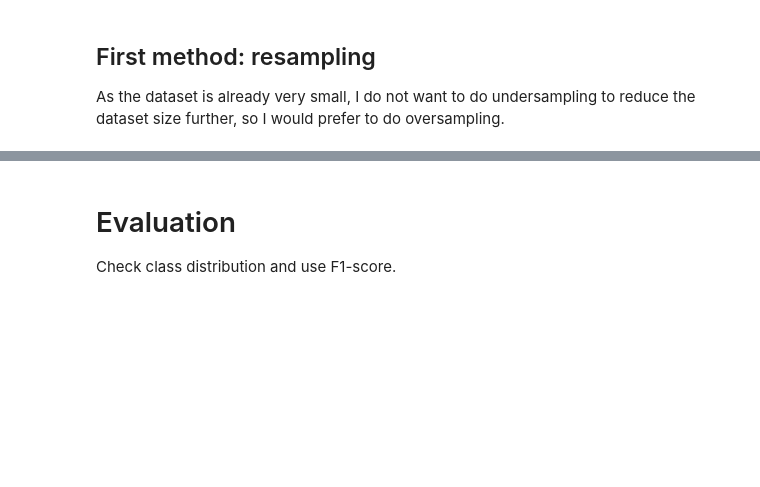
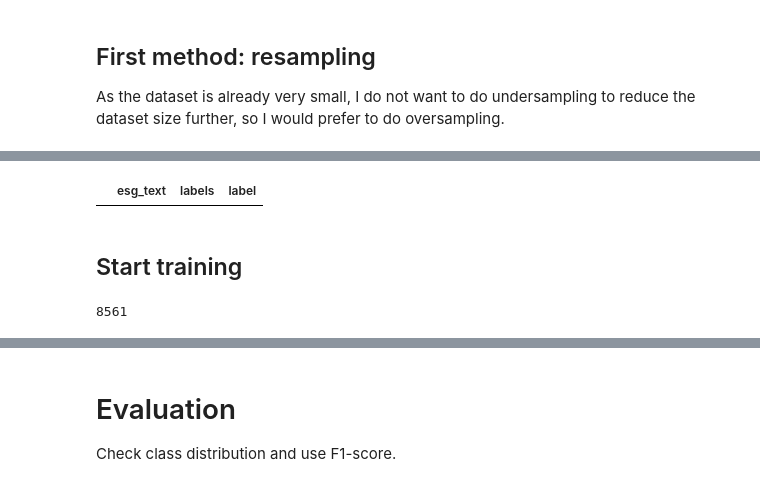
Before and after one commit to shiyun36/dsa3101, a Jupyter notebook: notebooks/classification.ipynb, the cells around one changed output, grey strips where cells are left out. Saved outputs shown, nothing was run; the diff lists cells and outputs as text; code cells hidden in the pictures; blank space fills up the shorter version.

```diff
--- a/notebooks/classification.ipynb
+++ b/notebooks/classification.ipynb
@@ -248,2 +284,4 @@ I would like to try it next time, to compare the results between BERT, FinBERT a
 # %%
-df = pd.read_csv('labeled_combined_pdfs_2602.csv')
+import ast
+df = pd.read_csv('../files/labeled_pdfs_2802.csv')
+df['labels'] = df['labels'].apply(lambda x: ast.literal_eval(x) if isinstance(x, str) else x)
@@ -291,0 +372,7 @@ df.head(5)
+# %%
+empty_rows = df[df['label'].apply(lambda x: len(x) == 0)]
+empty_rows
+# %% [output]
+|  | esg_text | labels | label |
+# %% [markdown]
+## Start training
@@ -296,4 +385,8 @@ train_texts, val_texts, train_labels, val_labels = train_test_split(
     test_size=0.2,
     random_state=42
 )
+# %%
+len(train_texts)
+# %% [output]
+8561
 # %%
```
Also changed, not shown: parts of 27 cells of this notebook, 6 other files.
